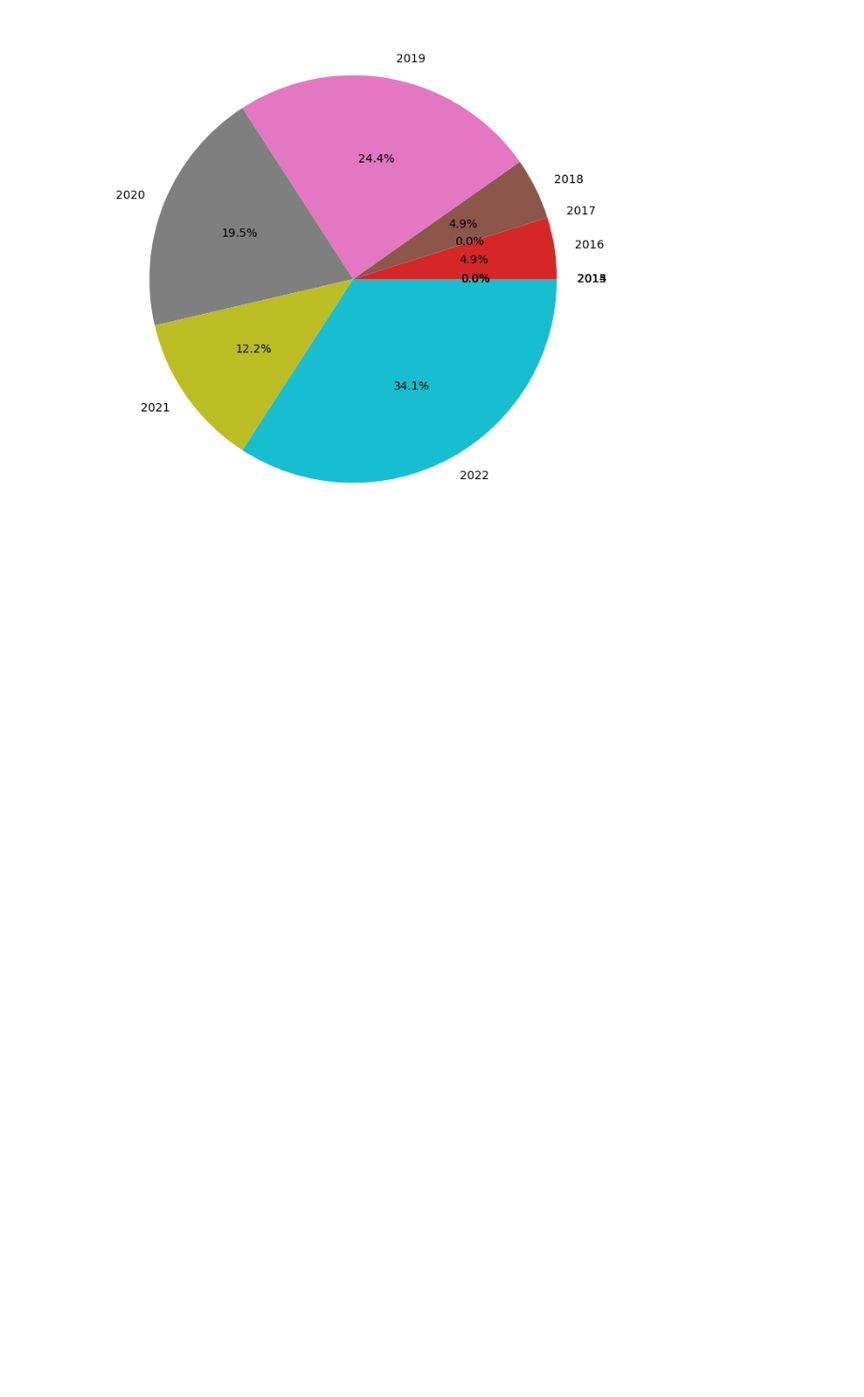
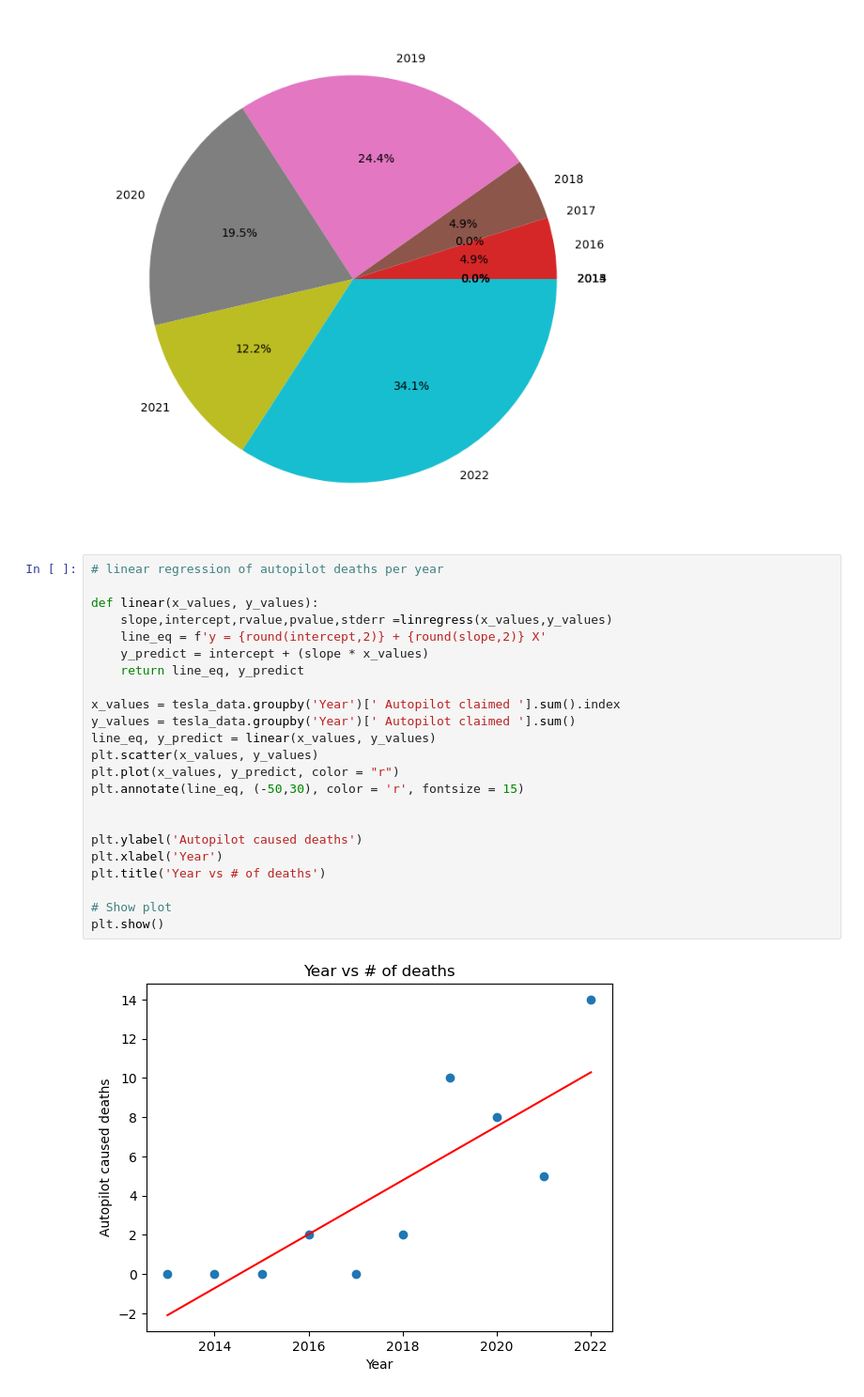
Before and after one commit to RafaOB95/Project_1, a Jupyter notebook: Project_Tesla.ipynb, the cells around one changed output. Shown at 94% size. Cells and saved outputs as stored; diff of their text form; blank space fills up the shorter version.

```diff
--- a/Project_Tesla.ipynb
+++ b/Project_Tesla.ipynb
@@ -104,3 +104,28 @@ plt.show()
 #worth mentioning the decrease in 2020 and 2021 may've been caused by quarantine
 # %% [output]
 [figure]
+# %%
+# linear regression of autopilot deaths per year
+
+def linear(x_values, y_values):
+    slope,intercept,rvalue,pvalue,stderr =linregress(x_values,y_values)
+    line_eq = f'y = {round(intercept,2)} + {round(slope,2)} X'
+    y_predict = intercept + (slope * x_values)
+    return line_eq, y_predict
+
+x_values = tesla_data.groupby('Year')[' Autopilot claimed '].sum().index
+y_values = tesla_data.groupby('Year')[' Autopilot claimed '].sum()
+line_eq, y_predict = linear(x_values, y_values)
+plt.scatter(x_values, y_values)
+plt.plot(x_values, y_predict, color = "r")
+plt.annotate(line_eq, (-50,30), color = 'r', fontsize = 15)
+
+
+plt.ylabel('Autopilot caused deaths')
+plt.xlabel('Year')
+plt.title('Year vs # of deaths')
+
+# Show plot
+plt.show()
+# %% [output]
+[figure, added]
```
